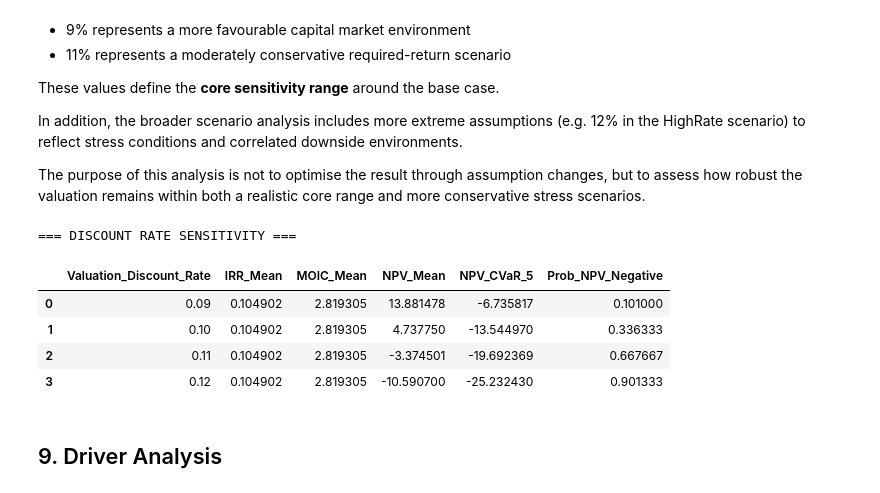
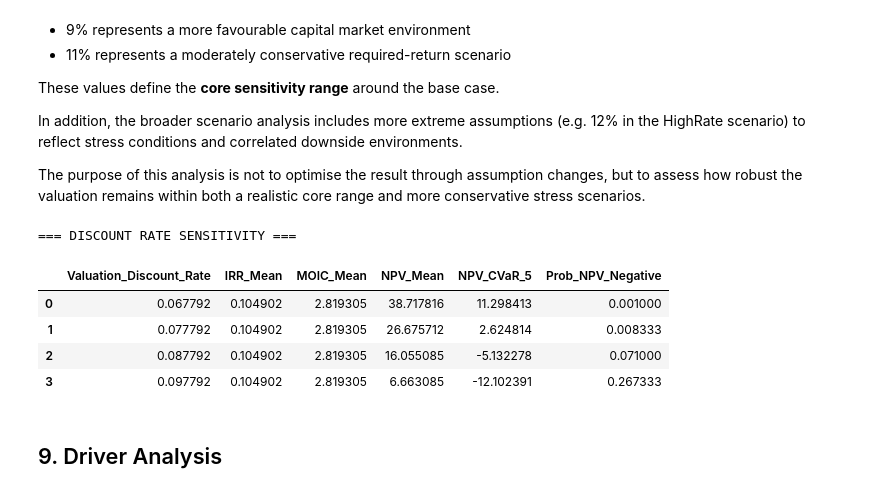
Before and after one commit to noahbrunneerr-bot/Royalty_Python_Model, a Jupyter notebook: notebooks/04_final_pg3_tool.ipynb, the cells around one changed output. Cells and saved outputs as stored; diff of their text form; code cells hidden in the pictures.

Commit message:
Fix indentation + IC interpretation + macro integration

```diff
--- a/notebooks/04_final_pg3_tool.ipynb
+++ b/notebooks/04_final_pg3_tool.ipynb
@@ -102,8 +103,14 @@ DEAL_INPUT = {
     # ----------------------------------------
     # Illustrative Fund-Level Bridge
     # ----------------------------------------
-    "fund_mgmt_fee": 0.02,
+        "fund_mgmt_fee": 0.02,
     "fund_carry": 0.20,
+
+    # ----------------------------------------
+    # Macro data / FRED
+    # ----------------------------------------
+    "use_fred": False,
+    "macro_lookback_months": 12,
 }
 # %%
 # ======================================
@@ -151,6 +158,10 @@ SUPER_TAIL_SEVERITY = DEAL_INPUT["super_tail_severity"]
 FUND_MGMT_FEE = DEAL_INPUT["fund_mgmt_fee"]
 FUND_CARRY = DEAL_INPUT["fund_carry"]
 
+# --- Macro / FRED
+USE_FRED = DEAL_INPUT["use_fred"]
+MACRO_LOOKBACK_MONTHS = DEAL_INPUT["macro_lookback_months"]
+
 # --- Derived helper metrics
 ENTRY_EV = INITIAL_CASHFLOW * ENTRY_MULTIPLE
 ENTRY_EQUITY = ENTRY_EV - ENTRY_DEBT
@@ -227,9 +238,13 @@ CONFIG = {
     "use_tail_overlay": USE_TAIL_OVERLAY,
 
     # Illustrative fund-level bridge
-    "fund_mgmt_fee": FUND_MGMT_FEE,
+        "fund_mgmt_fee": FUND_MGMT_FEE,
     "fund_carry": FUND_CARRY,
     "illustrative_gross_target_return": ILLUSTRATIVE_GROSS_TARGET_RETURN,
+
+    # Macro
+    "use_fred": USE_FRED,
+    "macro_lookback_months": MACRO_LOOKBACK_MONTHS,
 }
 
 print("✅ CONFIG built successfully")
@@ -1214,37 +1276,39 @@ The objective is to capture correlated downside effects observed in real market
 # %%
 # ======================================
-# SCENARIO SETUP (INVESTOR-ORIENTED)
+# SCENARIO SETUP (MACRO-INFORMED, INVESTOR-ORIENTED)
 # ======================================
 
 macro_scenarios = {
     "Upside": {
-        "discount_rate": CONFIG["discount_rate"] - 0.01,
+        "discount_rate": max(0.01, base_discount_rate_macro - 0.01),
         "exit_multiple": CONFIG["exit_multiple"] + 0.5,
-        "sigma_cf": CONFIG["sigma_cf"] - 0.02,
+        "sigma_cf": max(0.01, CONFIG["sigma_cf"] - 0.02),
         "super_tail_prob": CONFIG["super_tail_prob"] * 0.5,
     },
 
     "Base": {
-        "discount_rate": CONFIG["discount_rate"],
+        "discount_rate": base_discount_rate_macro,
         "exit_multiple": CONFIG["exit_multiple"],
         "sigma_cf": CONFIG["sigma_cf"],
         "super_tail_prob": CONFIG["super_tail_prob"],
     },
 
     "High Rate": {
-        "discount_rate": CONFIG["discount_rate"] + 0.02,
+        "discount_rate": base_discount_rate_macro + 0.02,
         "exit_multiple": CONFIG["exit_multiple"] - 1.0,
         "sigma_cf": CONFIG["sigma_cf"] + 0.03,
         "super_tail_prob": CONFIG["super_tail_prob"],
     },
 
     "Stress": {
-        "discount_rate": CONFIG["discount_rate"] + 0.03,
+        "discount_rate": base_discount_rate_macro + 0.03,
         "exit_multiple": CONFIG["exit_multiple"] - 1.5,
         "sigma_cf": CONFIG["sigma_cf"] + 0.05,
         "super_tail_prob": CONFIG["super_tail_prob"] * 1.5,
     },
 }
 
-print("✅ Investor-oriented scenarios defined")
+print("✅ Macro-informed scenarios defined")
+print(f"Macro source used: {macro_source}")
+print(f"Base discount rate from macro layer: {base_discount_rate_macro:.2%}")
 # %% [output]
@@ -1324,38 +1390,43 @@ The purpose of this analysis is not to optimise the result through assumption ch
 # DISCOUNT RATE SENSITIVITY
 # ======================================
 
-discount_rate_grid = [0.09, 0.10, 0.11, 0.12]
+discount_rate_grid = [
+    max(0.01, base_discount_rate_macro - 0.01),
+    base_discount_rate_macro,
+    base_discount_rate_macro + 0.01,
+    base_discount_rate_macro + 0.02,
+]
 
 rows = []
 
 for dr in discount_rate_grid:
     cfg = CONFIG.copy()
     cfg["discount_rate"] = dr
     cfg["valuation_discount_rate"] = dr
     cfg["hurdle_rate"] = CONFIG["hurdle_rate"]
 
     res = run_sim(cfg, gt_clean)
 
     rows.append({
         "Valuation_Discount_Rate": dr,
         "IRR_Mean": res["monte_carlo"]["irr_mean"],
         "MOIC_Mean": res["monte_carlo"]["moic_mean"],
         "NPV_Mean": res["monte_carlo"]["npv_mean"],
         "NPV_CVaR_5": res["risk"]["npv_cvar_5"],
         "Prob_NPV_Negative": res["risk"]["prob_npv_negative"],
     })
 
 target_df = pd.DataFrame(rows)
 
 print("=== DISCOUNT RATE SENSITIVITY ===")
 display(target_df)
 # %% [output]
 === DISCOUNT RATE SENSITIVITY ===
 |  | Valuation_Discount_Rate | IRR_Mean | MOIC_Mean | NPV_Mean | NPV_CVaR_5 | Prob_NPV_Negative |
-| 0 | 0.09 | 0.104902 | 2.819305 | 13.881478 | -6.735817 | 0.101000 |
-| 1 | 0.10 | 0.104902 | 2.819305 | 4.737750 | -13.544970 | 0.336333 |
-| 2 | 0.11 | 0.104902 | 2.819305 | -3.374501 | -19.692369 | 0.667667 |
-| 3 | 0.12 | 0.104902 | 2.819305 | -10.590700 | -25.232430 | 0.901333 |
+| 0 | 0.067792 | 0.104902 | 2.819305 | 38.717816 | 11.298413 | 0.001000 |
+| 1 | 0.077792 | 0.104902 | 2.819305 | 26.675712 | 2.624814 | 0.008333 |
+| 2 | 0.087792 | 0.104902 | 2.819305 | 16.055085 | -5.132278 | 0.071000 |
+| 3 | 0.097792 | 0.104902 | 2.819305 | 6.663085 | -12.102391 | 0.267333 |
 # %% [markdown]
 ## 9. Driver Analysis
 # %%
```
Also changed, not shown: parts of 14 cells of this notebook.
